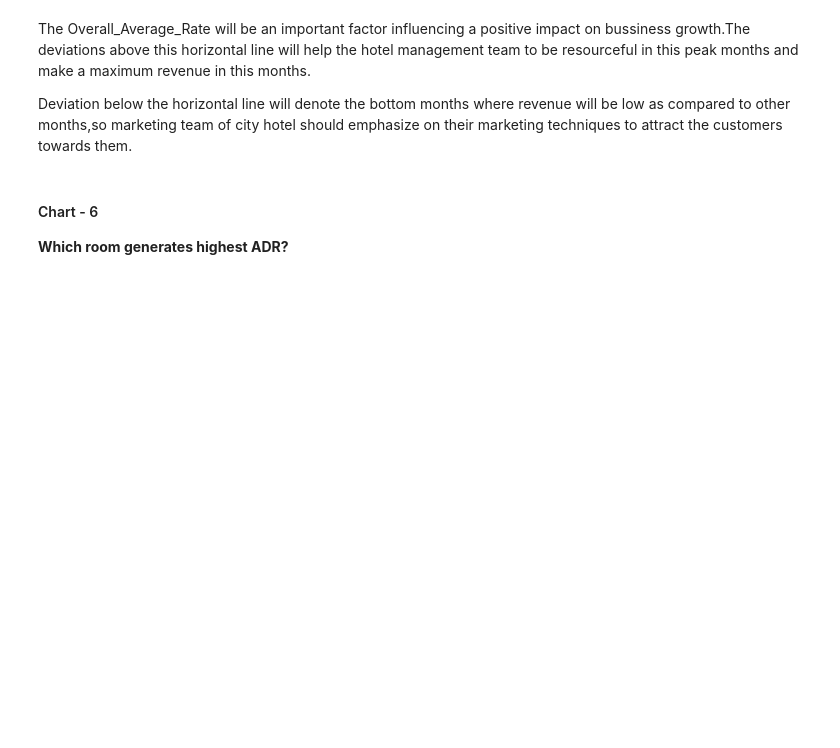
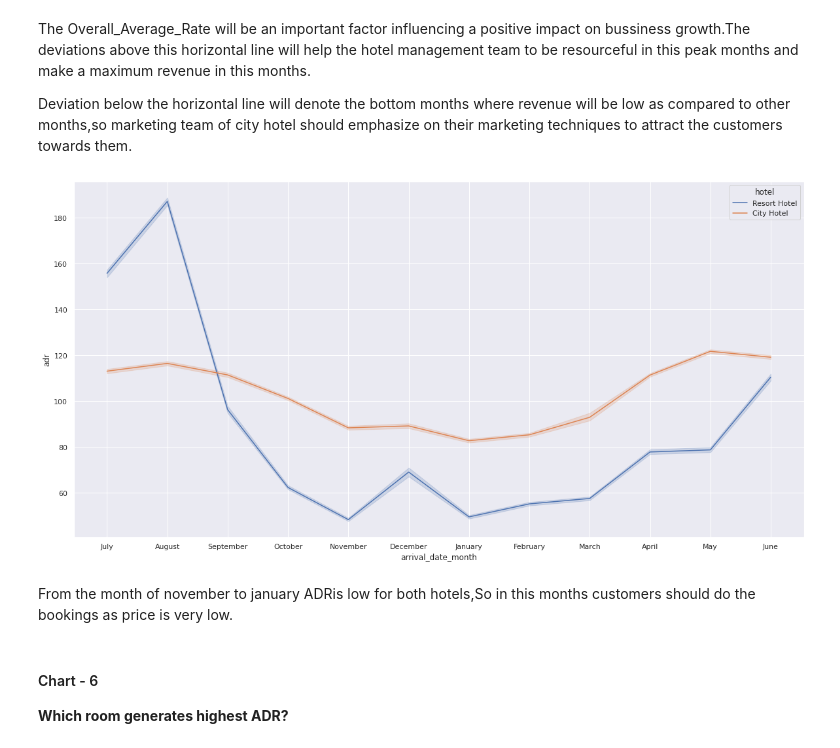
Before and after one commit to CoderSumanesh/Hotel-Booking-Analysis, a Jupyter notebook: hotel_booking_analysis.ipynb, the cells around one changed output. Drawn from its saved outputs; the diff is of its cells as text; code cells hidden in the pictures; blank space fills up the shorter version.

```diff
--- a/hotel_booking_analysis.ipynb
+++ b/hotel_booking_analysis.ipynb
@@ -749,6 +754,16 @@ Are there any insights that lead to negative growth? Justify with specific reaso
 The Overall_Average_Rate will be an important factor influencing a positive impact on bussiness growth.The deviations above this horizontal line will help the hotel management team to be resourceful in this peak months and make a maximum revenue in this months.
 
 Deviation below the horizontal line will denote the bottom months where revenue will be low as compared to other months,so marketing team of city hotel should emphasize on their marketing techniques to attract the customers towards them.
+# %%
+# Lineplot of the adr for both type of hotels.
+
+plt.figure(figsize=(20,10))
+sns.lineplot(x='arrival_date_month', y='adr', hue='hotel', data= df1)
+plt.show()
+# %% [output]
+[figure, added]
+# %% [markdown]
+From the month of november to january ADRis low for both hotels,So in this months customers should do the bookings as price is very low.
 # %% [markdown]
 #### Chart - 6
 **Which room generates highest ADR?**
```
Also changed, not shown: parts of 8 cells of this notebook.
